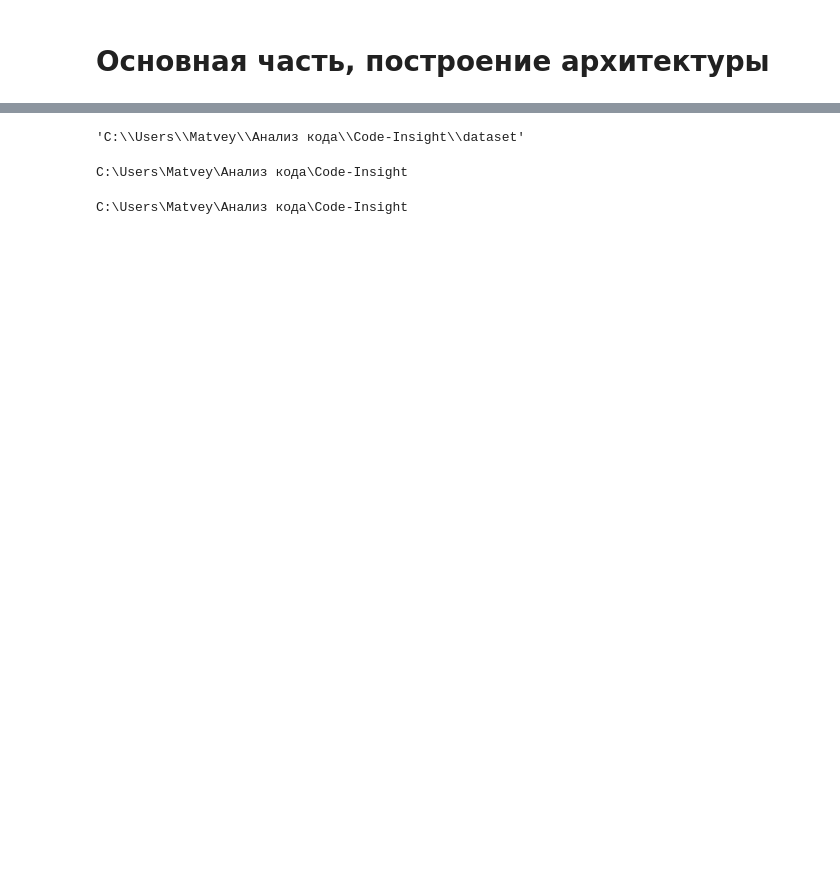
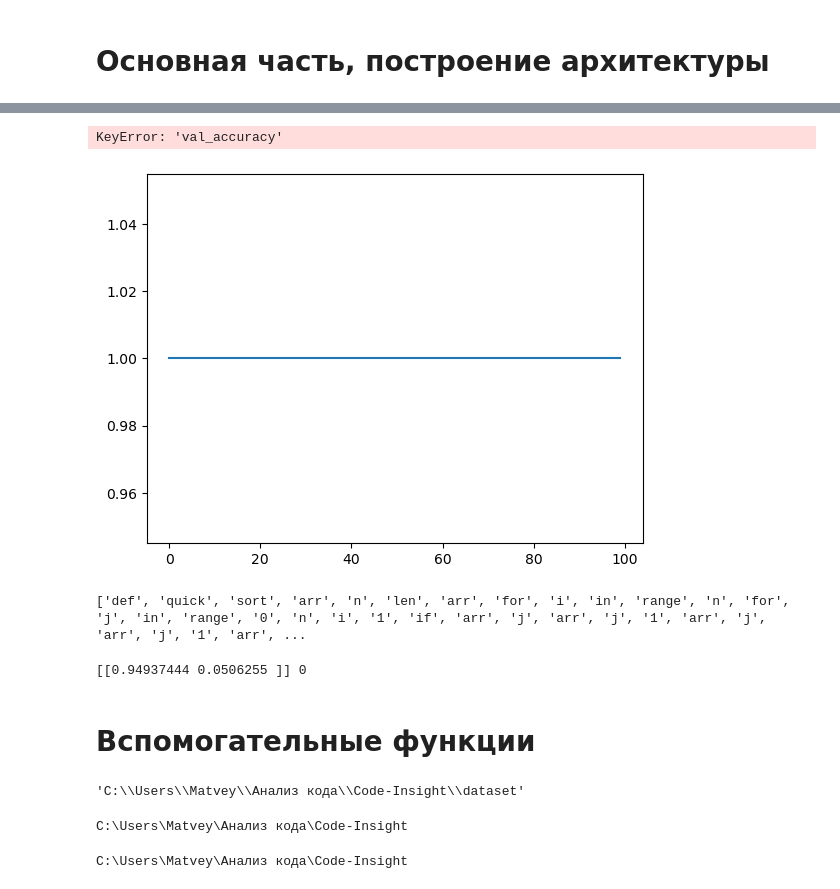
Before and after one commit to Irbis174/Code-Insight, a Jupyter notebook: preprocessing.ipynb, the cells around one changed output, grey strips where cells are left out. Drawn from its saved outputs; the diff is of its cells as text; code cells hidden in the pictures; blank space fills up the shorter version.

```diff
--- a/preprocessing.ipynb
+++ b/preprocessing.ipynb
@@ -162,0 +114,11 @@ dist
+# %%
+X = data_pad
+Y = np.array(classes_sort)
+# %%
+model = Sequential([
+    Embedding(maxWord, 64, input_length = max_text_len),
+    LSTM(128, return_sequences=True),
+    LSTM(64),
+    Dense(2, activation='softmax')
+])
+model.summary()
@@ -162,0 +142,2 @@ dist
+# %%
+model.compile(loss ='categorical_crossentropy', metrics = ['accuracy'], optimizer = Adam(0.0001))
@@ -162,0 +146,2 @@ dist
+# %%
+history = model.fit(X,Y, batch_size = 32, epochs = 100)
@@ -162,0 +166,12 @@ dist
+# %%
+plt.plot(history.history['accuracy'],
+         label='обучающий набор')
+plt.plot(history.history['val_accuracy'],
+         label='проверочный набор')
+plt.xlabel('Эпоха обучения')
+plt.ylabel('Доля верных ответов')
+plt.legend()
+plt.show()
+# %% [output]
+KeyError: 'val_accuracy'
+[figure, added]
@@ -162,0 +182,19 @@ dist
+# %%
+test_text = """
+def quick_sort(arr):
+    n = len(arr)
+    for i in range(n):
+        for j in range(0, n-i-1):
+            if arr[j] > arr[j+1]:
+                arr[j], arr[j+1] = arr[j+1], arr[j]
+            """.lower()
+data_test = tokenizer.texts_to_sequences([test_text])
+data_pad_test = pad_sequences(data_test, maxlen = max_text_len)
+print(seqence_to_text(data_test[0]))
+# %% [output]
+['def', 'quick', 'sort', 'arr', 'n', 'len', 'arr', 'for', 'i', 'in', 'range', 'n', 'for', 'j', 'in', 'range', '0', 'n', 'i', '1', 'if', 'arr', 'j', 'arr', 'j', '1', 'arr', 'j', 'arr', 'j', '1', 'arr', ...
+# %%
+res = model.predict(data_pad_test)
+print(res, np.argmax(res))
+# %% [output]
+[[0.94937444 0.0506255 ]] 0
@@ -163,3 +203,5 @@ dist
+# %% [markdown]
+# Вспомогательные функции
 # %%
 pwd
 # %% [output]
```
Also changed, not shown: parts of 24 cells of this notebook, 30 other files.
